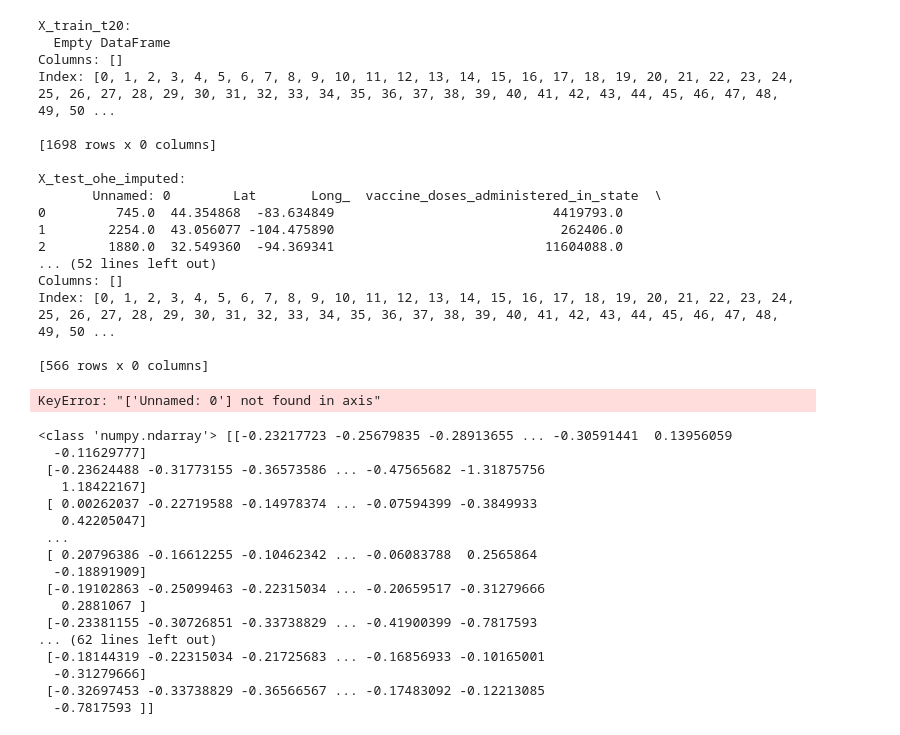
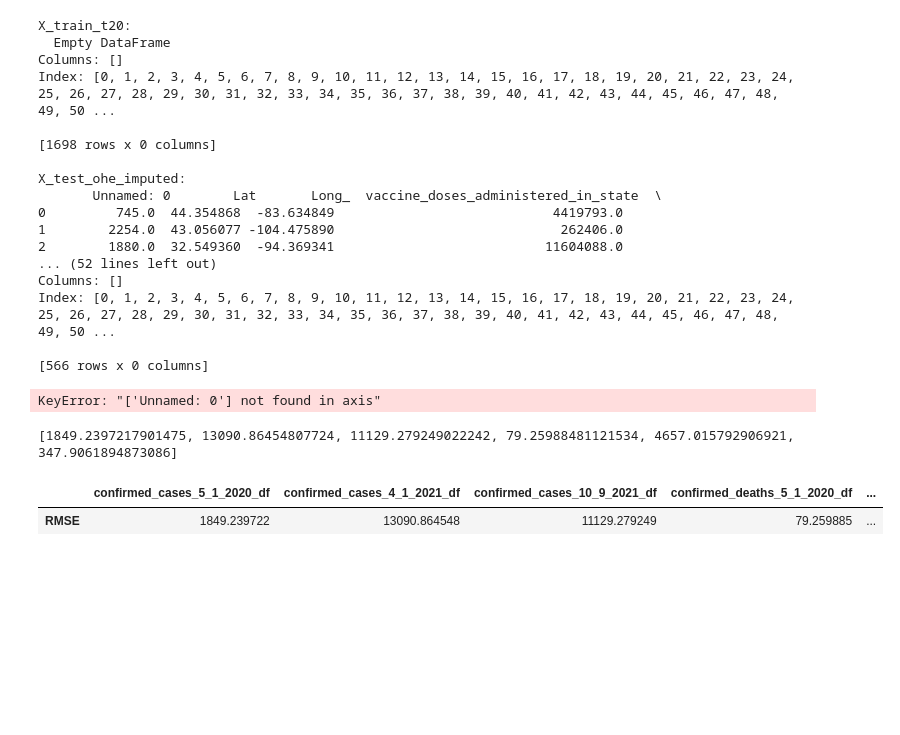
Before and after one commit to henrytan2/ML-Project, a Jupyter notebook: FinalProject.ipynb, the cells around one changed output. Drawn from its saved outputs; the diff is of its cells as text; code cells hidden in the pictures; blank space fills up the shorter version.

Commit message:
rmse

```diff
--- a/FinalProject.ipynb
+++ b/FinalProject.ipynb
@@ -754,7 +754,7 @@ def top_related_features(df_x_train , df_y_train , number_features,  df_x_test):
 
     return(X_train_t10, X_test_t10)
 
-def rmse(y_true, y_predict):
+def rmse_func(y_true, y_predict):
     rmse_sklearn = mean_squared_error(y_true, y_predict , squared=False)
     return rmse_sklearn
 # %%
@@ -769,8 +769,12 @@ KeyError: "['Unnamed: 0'] not found in axis"
 # %%
 df_list = [confirmed_cases_5_1_2020_df, confirmed_cases_4_1_2021_df, confirmed_cases_10_9_2021_df, confirmed_deaths_5_1_2020_df, confirmed_deaths_4_1_2021_df, confirmed_deaths_10_9_2021_df]
 y_pred_list = []
-y_true_list = []
+rmse_df = pd.DataFrame(columns=['confirmed_cases_5_1_2020_df', 'confirmed_cases_4_1_2021_df', 'confirmed_cases_10_9_2021_df',
+                                'confirmed_deaths_5_1_2020_df', 'confirmed_deaths_4_1_2021_df', 'confirmed_deaths_10_9_2021_df'])
+# y_true_list = []
 drop_column = ['FIPS', 'Admin2','Combined_Key','Country_Region', 'Province_State']
+
+rmse_list = []
 
 for i in range(len(df_list)):
     df_drop = drop_col(df_list[i], drop_column)
@@ -782,21 +786,26 @@ for i in range(len(df_list)):
                                                               number_features=10,  df_x_test=X_test)
     # print(X_train_t10_corr, X_test_t10_corr)
     X_train_t10_corr_norm, X_test_t10_corr_norm = normalization(X_train_t10_corr, X_test_t10_corr)
+
+    # LinearRegression
+    linear_model = LinearRegression()
+    linear_model.fit(X_train_t10_corr_norm , y_train)
+    y_predict = linear_model.predict(X_test_t10_corr_norm)
+
+    y_pred_list.append(y_predict)
+
+    # RMSE_SKLEARN
+    rmse = rmse_func(y_test, y_predict)
+    rmse_list.append(rmse)
+
+
+print(rmse_list)
+rmse_df = rmse_df.append(pd.Series(rmse_list, index=rmse_df.columns, name='RMSE'),
+                             ignore_index=False)
 # %% [output]
-<class 'numpy.ndarray'> [[-0.23217723 -0.25679835 -0.28913655 ... -0.30591441  0.13956059
-  -0.11629777]
- [-0.23624488 -0.31773155 -0.36573586 ... -0.47565682 -1.31875756
-   1.18422167]
- [ 0.00262037 -0.22719588 -0.14978374 ... -0.07594399 -0.3849933
-   0.42205047]
- ...
- [ 0.20796386 -0.16612255 -0.10462342 ... -0.06083788  0.2565864
-  -0.18891909]
- [-0.19102863 -0.25099463 -0.22315034 ... -0.20659517 -0.31279666
-   0.2881067 ]
- [-0.23381155 -0.30726851 -0.33738829 ... -0.41900399 -0.7817593
-... (62 lines left out)
- [-0.18144319 -0.22315034 -0.21725683 ... -0.16856933 -0.10165001
-  -0.31279666]
- [-0.32697453 -0.33738829 -0.36566567 ... -0.17483092 -0.12213085
-  -0.7817593 ]]
+[1849.2397217901475, 13090.86454807724, 11129.279249022242, 79.25988481121534, 4657.015792906921, 347.9061894873086]
+# %%
+rmse_df
+# %% [output]
+|  | confirmed_cases_5_1_2020_df | confirmed_cases_4_1_2021_df | confirmed_cases_10_9_2021_df | confirmed_deaths_5_1_2020_df | ... |
+| RMSE | 1849.239722 | 13090.864548 | 11129.279249 | 79.259885 | ... |
```
